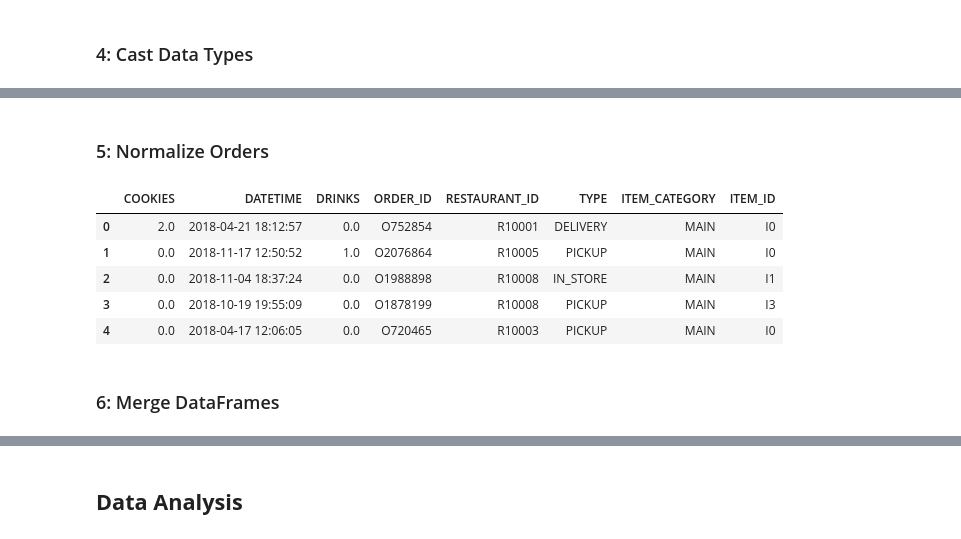
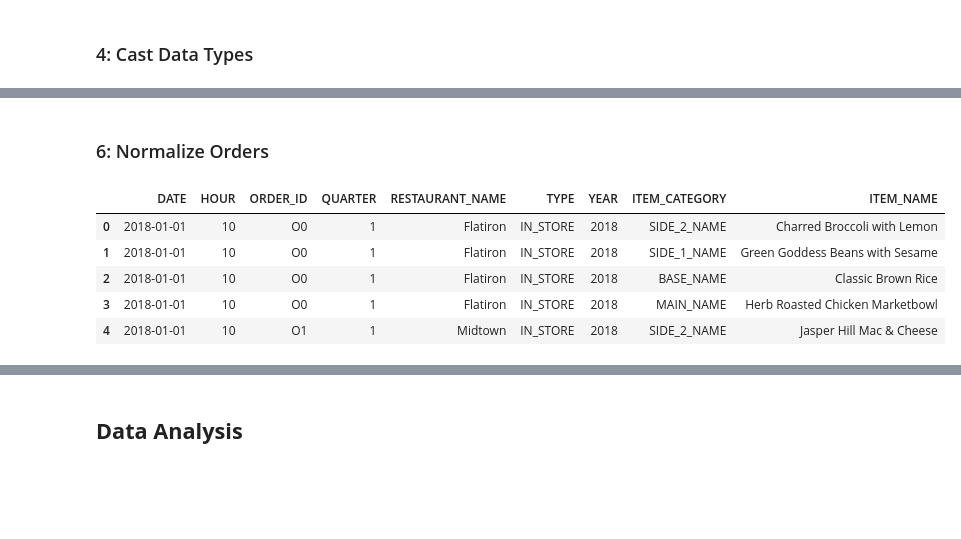
Before and after one commit to renan-peres/mfin-python-restaurant-data-analysis, a Jupyter notebook: restaurant-data-analysis.ipynb, the cells around one changed output, grey strips where cells are left out. Drawn from its saved outputs; the diff is of its cells as text; code cells hidden in the pictures; blank space fills up the shorter version.

```diff
--- a/restaurant-data-analysis.ipynb
+++ b/restaurant-data-analysis.ipynb
@@ -332,0 +332,8 @@ display(dataframe_info)
+# %%
+df_orders_7['DATE'] = pd.to_datetime(df_orders_7['DATETIME']).dt.date
+df_orders_7['HOUR'] = pd.to_datetime(df_orders_7['DATETIME']).dt.hour
+df_orders_7['QUARTER'] = pd.to_datetime(df_orders_7['DATETIME']).dt.quarter
+df_orders_7['YEAR'] = pd.to_datetime(df_orders_7['DATETIME']).dt.year
+
+df_orders = df_orders_7
+df_orders.head()
@@ -333,31 +347,33 @@ display(dataframe_info)
 # %% [markdown]
-### 5: Normalize Orders
+### 6: Normalize Orders
 # %%
 # Assuming 'df_orders' is your DataFrame
 def normalize_item_column(df):
-    """Normalizes 'MAIN', 'BASE', 'SIDE_1', and 'SIDE_2' into an 'ITEM_ID'."""
+    """Normalizes 'MAIN_NAME', 'BASE_NAME', 'SIDE_1_NAME', 'SIDE_2_NAME' into an 'ITEM_NAME'."""
 
     # Melt the DataFrame to combine the columns into a single column
     df_melted = pd.melt(df,
-                        id_vars=df.columns.difference(['MAIN', 'BASE', 'SIDE_1', 'SIDE_2']), # Keep all columns except the ones to combine
-                        value_vars=['MAIN', 'BASE', 'SIDE_1', 'SIDE_2'],
+                        id_vars=df.columns.difference(['MAIN_NAME', 'BASE_NAME', 'SIDE_1_NAME', 'SIDE_2_NAME']),
+                        value_vars=['MAIN_NAME', 'BASE_NAME', 'SIDE_1_NAME', 'SIDE_2_NAME'],
                         var_name='ITEM_CATEGORY',
-                        value_name='ITEM_ID')
+                        value_name='ITEM_NAME')
 
-    # Remove rows where 'ITEM_ID' is NaN
-    df_melted = df_melted.dropna(subset=['ITEM_ID'])
+    # Remove rows where 'ITEM_CATEGORY' is NaN
+    df_melted = df_melted.dropna(subset=['ITEM_CATEGORY'])
 
     return df_melted
 
+# Select Only Columns Needed
+selected_columns = ['ORDER_ID', 'DATE', 'HOUR', 'QUARTER',	'YEAR', 'TYPE', 'RESTAURANT_NAME', 'MAIN_NAME', 'BASE_NAME', 'SIDE_1_NAME', 'SIDE_2_NAME']
+df_orders_norm = df_orders[selected_columns]
+
 # Display the results
-df_orders = normalize_item_column(df_orders)
-df_orders.head()
+df_orders_norm = normalize_item_column(df_orders_norm).sort_values(by='ORDER_ID').reset_index(drop=True)
+df_orders_norm.head()
 # %% [output]
-|  | COOKIES | DATETIME | DRINKS | ORDER_ID | RESTAURANT_ID | TYPE | ITEM_CATEGORY | ITEM_ID |
-| 0 | 2.0 | 2018-04-21 18:12:57 | 0.0 | O752854 | R10001 | DELIVERY | MAIN | I0 |
-| 1 | 0.0 | 2018-11-17 12:50:52 | 1.0 | O2076864 | R10005 | PICKUP | MAIN | I0 |
-| 2 | 0.0 | 2018-11-04 18:37:24 | 0.0 | O1988898 | R10008 | IN_STORE | MAIN | I1 |
-| 3 | 0.0 | 2018-10-19 19:55:09 | 0.0 | O1878199 | R10008 | PICKUP | MAIN | I3 |
-| 4 | 0.0 | 2018-04-17 12:06:05 | 0.0 | O720465 | R10003 | PICKUP | MAIN | I0 |
+|  | DATE | HOUR | ORDER_ID | QUARTER | RESTAURANT_NAME | TYPE | YEAR | ITEM_CATEGORY | ITEM_NAME |
+| 0 | 2018-01-01 | 10 | O0 | 1 | Flatiron | IN_STORE | 2018 | SIDE_2_NAME | Charred Broccoli with Lemon |
+| 1 | 2018-01-01 | 10 | O0 | 1 | Flatiron | IN_STORE | 2018 | SIDE_1_NAME | Green Goddess Beans with Sesame |
+| 2 | 2018-01-01 | 10 | O0 | 1 | Flatiron | IN_STORE | 2018 | BASE_NAME | Classic Brown Rice |
+| 3 | 2018-01-01 | 10 | O0 | 1 | Flatiron | IN_STORE | 2018 | MAIN_NAME | Herb Roasted Chicken Marketbowl |
+| 4 | 2018-01-01 | 10 | O1 | 1 | Midtown | IN_STORE | 2018 | SIDE_2_NAME | Jasper Hill Mac & Cheese |
-# %% [markdown]
-### 6: Merge DataFrames
```
Also changed, not shown: parts of 67 cells of this notebook.
